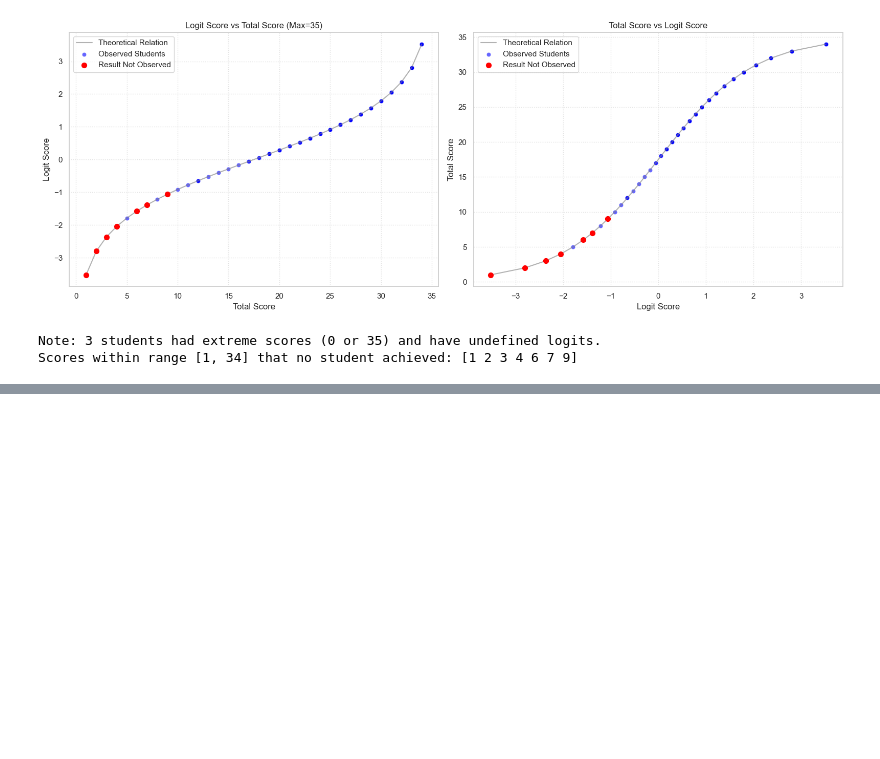
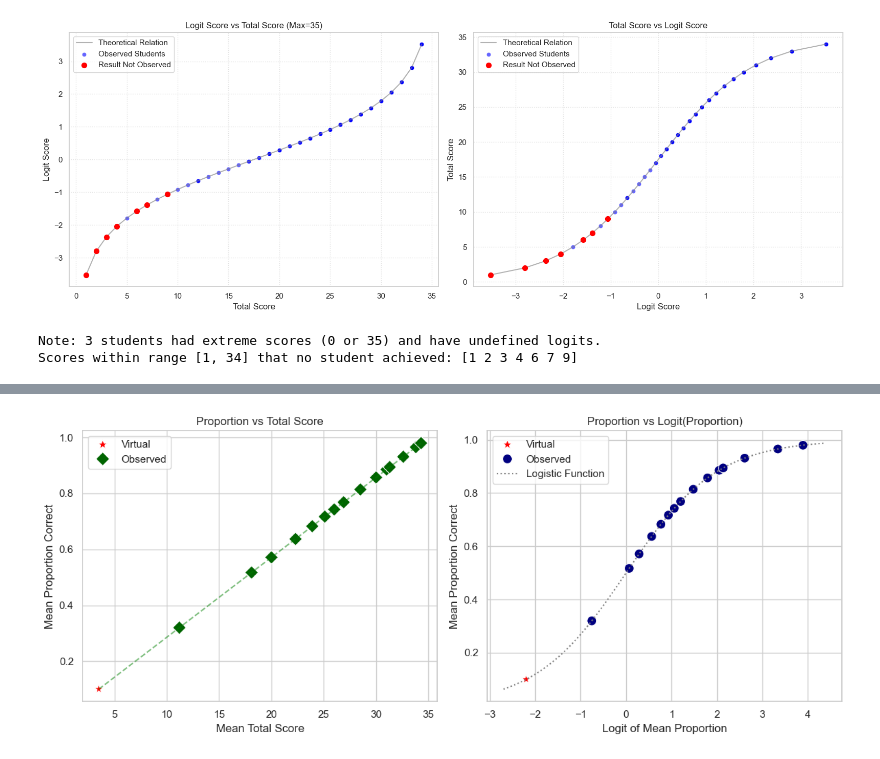
Before and after one commit to yongduek/RaschModeling, a Jupyter notebook: eda.ipynb, the cells around one changed output, grey strips where cells are left out. Saved outputs shown, nothing was run; the diff lists cells and outputs as text; code cells hidden in the pictures; blank space fills up the shorter version.

```diff
--- a/eda.ipynb
+++ b/eda.ipynb
@@ -459,3 +524,95 @@ Corrected Number of Items: 35
 [figure]
 Note: 3 students had extreme scores (0 or 35) and have undefined logits.
 Scores within range [1, 34] that no student achieved: [1 2 3 4 6 7 9]
+# %%
+# Group Analysis: 15 groups of 10 students ordered by Total Score
+# 1. Sort Data
+df_sorted = df.sort_values('TotalScore').reset_index(drop=True)
+
+# 2. Create Groups
+# We have 150 students. 15 groups * 10 students = 150.
+n_groups = 15
+students_per_group = 10
+# Create group labels [1,1,..,1, 2,2,..,2, ...]
+group_labels = np.repeat(np.arange(1, n_groups + 1), students_per_group)
+
+# Handle case if len(df) is not exactly 150 (though we know it is)
+if len(df_sorted) == len(group_labels):
+    df_sorted['RankGroup'] = group_labels
+else:
+    # Approximate grouping if size mismatches (fallback)
+    df_sorted['RankGroup'] = pd.qcut(df_sorted.index, q=n_groups, labels=range(1, n_groups + 1))
+
+# 3. Compute Group Means
+group_stats = df_sorted.groupby('RankGroup')[['TotalScore', 'LogitScore']].mean()
+
+# Calculate Proportion (Mean Score / Max Score)
+# Ensure max_score is correct (35)
+max_score = 35 # or len(item_cols)
+group_stats['Proportion'] = group_stats['TotalScore'] / max_score
+
+# Calculate Logit of Proportion: ln(p / (1-p))
+p_safe = group_stats['Proportion'].clip(0.001, 0.999)
+group_stats['LogitProportion'] = np.log(p_safe / (1 - p_safe))
+
+# --- Add Virtual Group (Proportion = 0.1) ---
+virtual_prop = 0.1
+virtual_score = virtual_prop * max_score
+virtual_logit = np.log(virtual_prop / (1 - virtual_prop))
+
+print(f"Adding Virtual Group: Prop={virtual_prop}, Score={virtual_score:.2f}, Logit={virtual_logit:.2f}")
+
+# Create new row
+virtual_data = pd.DataFrame([{
+    'TotalScore': virtual_score,
+    'LogitScore': np.nan,
+    'Proportion': virtual_prop,
+    'LogitProportion': virtual_logit
+}], index=['Virtual'])
+
+# Append and Sort
+group_stats = pd.concat([group_stats, virtual_data])
+group_stats = group_stats.sort_values('TotalScore')
+
+# Identify type for plotting
+group_stats['GroupType'] = np.where(group_stats.index == 'Virtual', 'Virtual', 'Observed')
+
+print("Group Statistics (Head):")
+print(group_stats.head())
+
+# 4. Plot Proportion vs Total Score
+plt.figure(figsize=(12, 5))
+
+# Subplot 1: Proportion vs Total Score (Linear)
+plt.subplot(1, 2, 1)
+# Plot points
+sns.scatterplot(data=group_stats, x='TotalScore', y='Proportion', hue='GroupType', style='GroupType',
+                s=100, palette={'Observed': 'darkgreen', 'Virtual': 'red'}, markers={'Observed': 'D', 'Virtual': '*'})
+# Connect line
+plt.plot(group_stats['TotalScore'], group_stats['Proportion'], color='green', linestyle='--', alpha=0.5)
+
+plt.title('Proportion vs Total Score')
+plt.xlabel('Mean Total Score')
+plt.ylabel('Mean Proportion Correct')
+plt.grid(True)
+plt.legend()
+
+# Subplot 2: Proportion vs Logit of Proportion
+plt.subplot(1, 2, 2)
+sns.scatterplot(data=group_stats, x='LogitProportion', y='Proportion', hue='GroupType', style='GroupType',
+                s=100, palette={'Observed': 'navy', 'Virtual': 'red'}, markers={'Observed': 'o', 'Virtual': '*'})
+
+# Add theoretical logistic curve for context
+logit_range = np.linspace(group_stats['LogitProportion'].min()-0.5, group_stats['LogitProportion'].max()+0.5, 100)
+theoretical_p = 1 / (1 + np.exp(-logit_range))
+plt.plot(logit_range, theoretical_p, color='gray', linestyle=':', label='Logistic Function')
+
+plt.title('Proportion vs Logit(Proportion)')
+plt.xlabel('Logit of Mean Proportion')
+plt.ylabel('Mean Proportion Correct')
+plt.grid(True)
+plt.legend()
+
+plt.tight_layout()
+plt.show()
+# %% [output]
@@ -461,0 +627 @@ Scores within range [1, 34] that no student achieved: [1 2 3 4 6 7 9]
+[figure, added]
```
Also changed, not shown: parts of 4 cells of this notebook, 2 other files.
